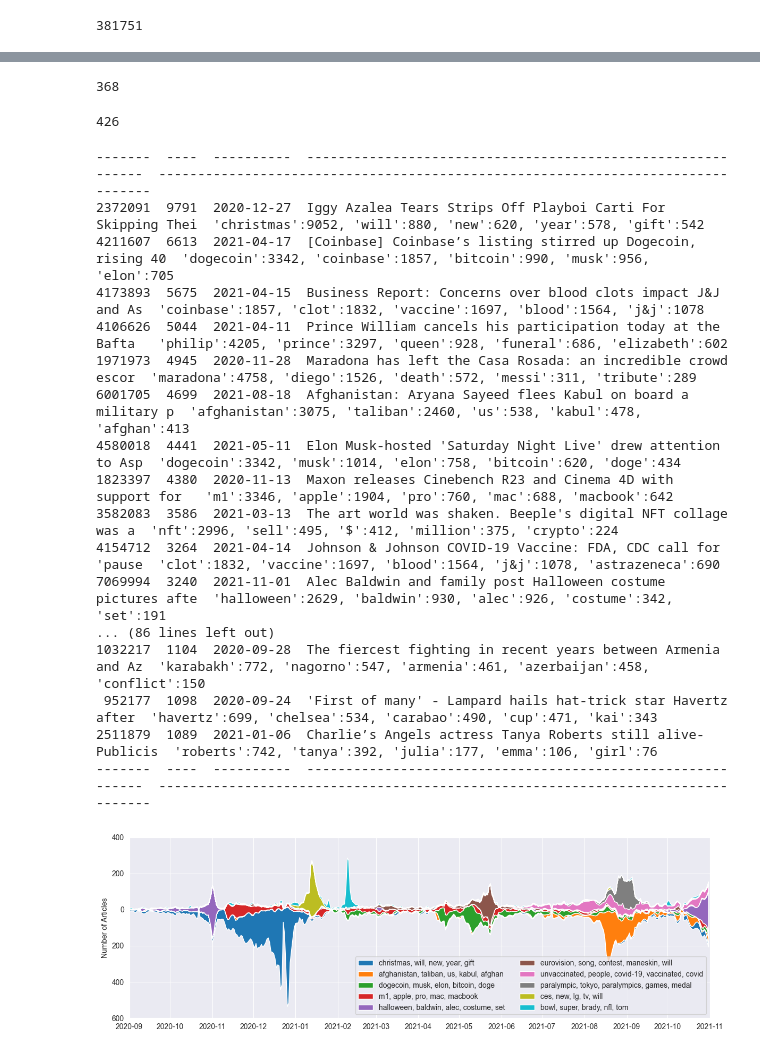
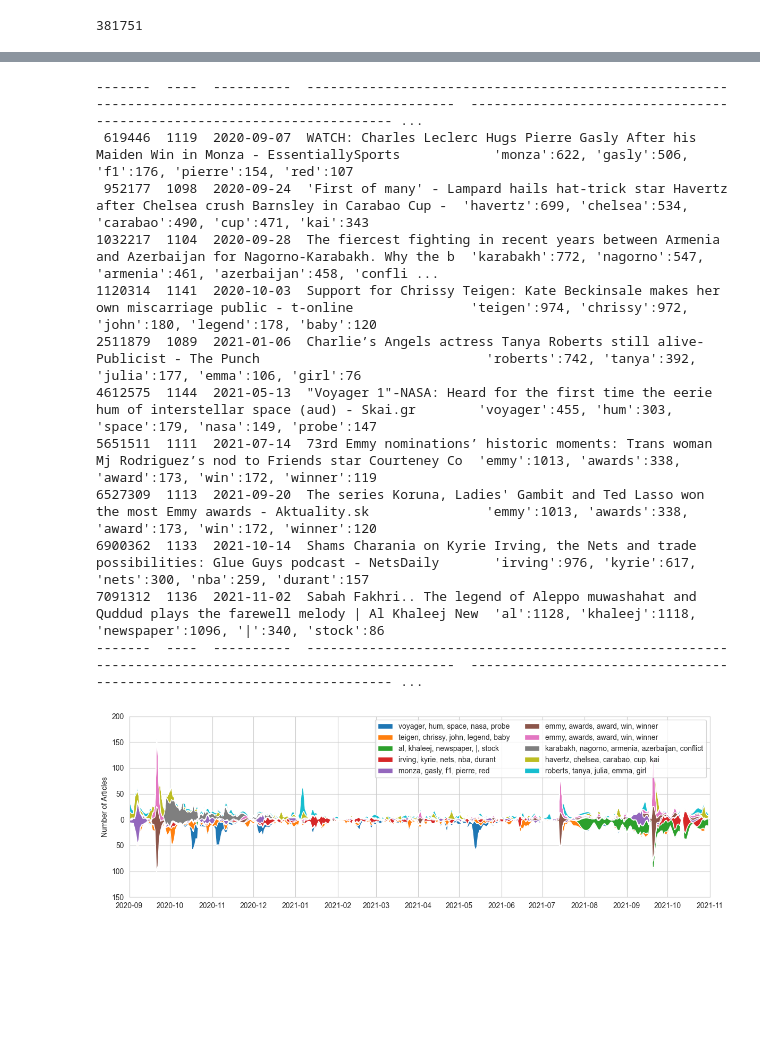
Before and after one commit to felixludos/babel-briefings, a Jupyter notebook: notebooks/best_articles.ipynb, the cells around one changed output, grey strips where cells are left out. Cells and saved outputs as stored; diff of their text form; code cells hidden in the pictures; blank space fills up the shorter version.

```diff
--- a/notebooks/best_articles.ipynb
+++ b/notebooks/best_articles.ipynb
@@ -195,20 +204,14 @@ len(cluster_bags)
-# %%
-daydates = [datetime.strptime(d, '%Y-%m-%d') for d in sorted(numday.values())]
-offsets = [(dat - daydates[0]).days for dat in daydates]
-offset = np.array(offsets)
-start_date = datetime(2020, 9, 1)
-end_date = datetime(2021, 11, 1)
-start_idx, end_idx = daydates.index(start_date), daydates.index(end_date)
-offset -= offset[start_idx]
-end_idx - start_idx
-# %% [output]
-368
-# %%
-X = np.arange(0, offset[end_idx])
-len(X)
-# %% [output]
-426
 # %%
+daydates = [datetime.strptime(d, '%Y-%m-%d') for d in sorted(numday.values())]
+offsets = [(dat - daydates[0]).days for dat in daydates]
+offset = np.array(offsets)
+start_date = datetime(2020, 9, 1)
+end_date = datetime(2021, 11, 1)
+start_idx, end_idx = daydates.index(start_date), daydates.index(end_date)
+offset -= offset[start_idx]
+end_idx - start_idx
+X = np.arange(0, offset[end_idx])
+len(X)
 masses = sigs[:,start_idx:end_idx].sum(axis=1)
 maxmass = np.argsort(masses)[::-1]
 top_idx = maxmass[:100]
@@ -217,38 +220,36 @@ inds = [
 	# 3, 4,
 	0, 5, 6, 7, 10, 11, 12, 13, 23, 27]
 # inds = list(range(10))
-inds = [i for i in range(0,100) if i not in inds]
-inds = list(range(100))
+# inds = [i for i in range(0,100) if i not in inds]
+# inds = list(range(1000))
+inds = list(range(90,100))
+
+# 5010380, 2346158
 
 # top_idx = maxmass[[ 3, 4, 5, 6,7,8,9,10,11,12]]
 top_idx = maxmass[inds]
 top_centers = centers[top_idx]
 top_sigs = sigs[top_idx]
 
-print(tabulate([[str(aid),
+print(tabulate(sorted([[str(aid),
 				 masses[i],
 				 byID[aid]['instances'][0]['collectedAt'].split('T')[0],
-				 byID[aid].get('en-title', byID[aid]['title'])[:60],
+				 byID[aid].get('en-title', byID[aid]['title'])[:100],
 				 ', '.join(f'{w!r}:{c}' for w, c in cluster_bags[aid].most_common(5)),
-				 ] for i, aid in zip(top_idx,top_centers)]))
+				 ] for i, aid in zip(top_idx,top_centers)], key=lambda row: row[2])))
 # %% [output]
--------  ----  ----------  ------------------------------------------------------------  --------------------------------------------------------------------------------
-2372091  9791  2020-12-27  Iggy Azalea Tears Strips Off Playboi Carti For Skipping Thei  'christmas':9052, 'will':880, 'new':620, 'year':578, 'gift':542
-4211607  6613  2021-04-17  [Coinbase] Coinbase’s listing stirred up Dogecoin, rising 40  'dogecoin':3342, 'coinbase':1857, 'bitcoin':990, 'musk':956, 'elon':705
-4173893  5675  2021-04-15  Business Report: Concerns over blood clots impact J&J and As  'coinbase':1857, 'clot':1832, 'vaccine':1697, 'blood':1564, 'j&j':1078
-4106626  5044  2021-04-11  Prince William cancels his participation today at the Bafta   'philip':4205, 'prince':3297, 'queen':928, 'funeral':686, 'elizabeth':602
-1971973  4945  2020-11-28  Maradona has left the Casa Rosada: an incredible crowd escor  'maradona':4758, 'diego':1526, 'death':572, 'messi':311, 'tribute':289
-6001705  4699  2021-08-18  Afghanistan: Aryana Sayeed flees Kabul on board a military p  'afghanistan':3075, 'taliban':2460, 'us':538, 'kabul':478, 'afghan':413
-4580018  4441  2021-05-11  Elon Musk-hosted 'Saturday Night Live' drew attention to Asp  'dogecoin':3342, 'musk':1014, 'elon':758, 'bitcoin':620, 'doge':434
-1823397  4380  2020-11-13  Maxon releases Cinebench R23 and Cinema 4D with support for   'm1':3346, 'apple':1904, 'pro':760, 'mac':688, 'macbook':642
-3582083  3586  2021-03-13  The art world was shaken. Beeple's digital NFT collage was a  'nft':2996, 'sell':495, '$':412, 'million':375, 'crypto':224
-4154712  3264  2021-04-14  Johnson & Johnson COVID-19 Vaccine: FDA, CDC call for 'pause  'clot':1832, 'vaccine':1697, 'blood':1564, 'j&j':1078, 'astrazeneca':690
-7069994  3240  2021-11-01  Alec Baldwin and family post Halloween costume pictures afte  'halloween':2629, 'baldwin':930, 'alec':926, 'costume':342, 'set':191
-... (86 lines left out)
-1032217  1104  2020-09-28  The fiercest fighting in recent years between Armenia and Az  'karabakh':772, 'nagorno':547, 'armenia':461, 'azerbaijan':458, 'conflict':150
- 952177  1098  2020-09-24  'First of many' - Lampard hails hat-trick star Havertz after  'havertz':699, 'chelsea':534, 'carabao':490, 'cup':471, 'kai':343
-2511879  1089  2021-01-06  Charlie’s Angels actress Tanya Roberts still alive- Publicis  'roberts':742, 'tanya':392, 'julia':177, 'emma':106, 'girl':76
--------  ----  ----------  ------------------------------------------------------------  --------------------------------------------------------------------------------
+-------  ----  ----------  ----------------------------------------------------------------------------------------------------  ----------------------------------------------------------------------- ...
+ 619446  1119  2020-09-07  WATCH: Charles Leclerc Hugs Pierre Gasly After his Maiden Win in Monza - EssentiallySports            'monza':622, 'gasly':506, 'f1':176, 'pierre':154, 'red':107
+ 952177  1098  2020-09-24  'First of many' - Lampard hails hat-trick star Havertz after Chelsea crush Barnsley in Carabao Cup -  'havertz':699, 'chelsea':534, 'carabao':490, 'cup':471, 'kai':343
+1032217  1104  2020-09-28  The fiercest fighting in recent years between Armenia and Azerbaijan for Nagorno-Karabakh. Why the b  'karabakh':772, 'nagorno':547, 'armenia':461, 'azerbaijan':458, 'confli ...
+1120314  1141  2020-10-03  Support for Chrissy Teigen: Kate Beckinsale makes her own miscarriage public - t-online               'teigen':974, 'chrissy':972, 'john':180, 'legend':178, 'baby':120
+2511879  1089  2021-01-06  Charlie’s Angels actress Tanya Roberts still alive- Publicist - The Punch                             'roberts':742, 'tanya':392, 'julia':177, 'emma':106, 'girl':76
+4612575  1144  2021-05-13  "Voyager 1"-NASA: Heard for the first time the eerie hum of interstellar space (aud) - Skai.gr        'voyager':455, 'hum':303, 'space':179, 'nasa':149, 'probe':147
+5651511  1111  2021-07-14  73rd Emmy nominations’ historic moments: Trans woman Mj Rodriguez’s nod to Friends star Courteney Co  'emmy':1013, 'awards':338, 'award':173, 'win':172, 'winner':119
+6527309  1113  2021-09-20  The series Koruna, Ladies' Gambit and Ted Lasso won the most Emmy awards - Aktuality.sk               'emmy':1013, 'awards':338, 'award':173, 'win':172, 'winner':120
+6900362  1133  2021-10-14  Shams Charania on Kyrie Irving, the Nets and trade possibilities: Glue Guys podcast - NetsDaily       'irving':976, 'kyrie':617, 'nets':300, 'nba':259, 'durant':157
+7091312  1136  2021-11-02  Sabah Fakhri.. The legend of Aleppo muwashahat and Quddud plays the farewell melody | Al Khaleej New  'al':1128, 'khaleej':1118, 'newspaper':1096, '|':340, 'stock':86
+-------  ----  ----------  ----------------------------------------------------------------------------------------------------  ----------------------------------------------------------------------- ...
 # %%
 fg = plt.figure(figsize=(12,4))
 
@@ -280,34 +281,35 @@ labels = [
 #
 # lb = 0
 # for i in range(Y.shape[1]):
 # 	plt.fill_between(dates, lb, Y[:, i], alpha=1)
 # 	lb = Y[:, i]
 
 stack_baseline = 'sym'
 stack_baseline = 'wiggle'
 # stack_baseline = 'weighted_wiggle'
 
 out = plt.stackplot(dates, Ys.T, ls='', labels=labels, alpha=1, baseline = stack_baseline);
 
-patches = [mpatches.Patch(color=line.get_color(), label=label) for line, label in zip(lines, labels)]
+# patches = [mpatches.Patch(color=line.get_color(), label=label) for line, label in zip(lines, labels)]
 
 plt.gca().xaxis.set_major_locator(mdates.MonthLocator())
 plt.gca().xaxis.set_major_formatter(mdates.DateFormatter('%Y-%m'))
 # Set the date range for the x-axis
 plt.xlim(start_date, end_date)
 
 
 # plt.legend(handles=lines + patches);
-plt.legend(ncols=2, loc='lower right');
+# plt.legend(ncols=2, loc='lower right');
+plt.legend(ncols=2);
 # plt.xlabel('Date');
 plt.ylabel('Number of Articles');
 # plt.yticks()
 plt.yticks(plt.yticks()[0], [f'{abs(int(tick))}' for tick in plt.yticks()[0]])
 # plt.yticks([])
 # plt.ylim(0, 400);
 # plt.xlim(0, 300);
 # plt.plot(X, Ys, label=f'{center}');
 plt.tight_layout();
 # %% [output]
-[figure, old version]
+[figure, new version]
 # %%
```
Also changed, not shown: parts of 16 cells of this notebook, 10 other files.
